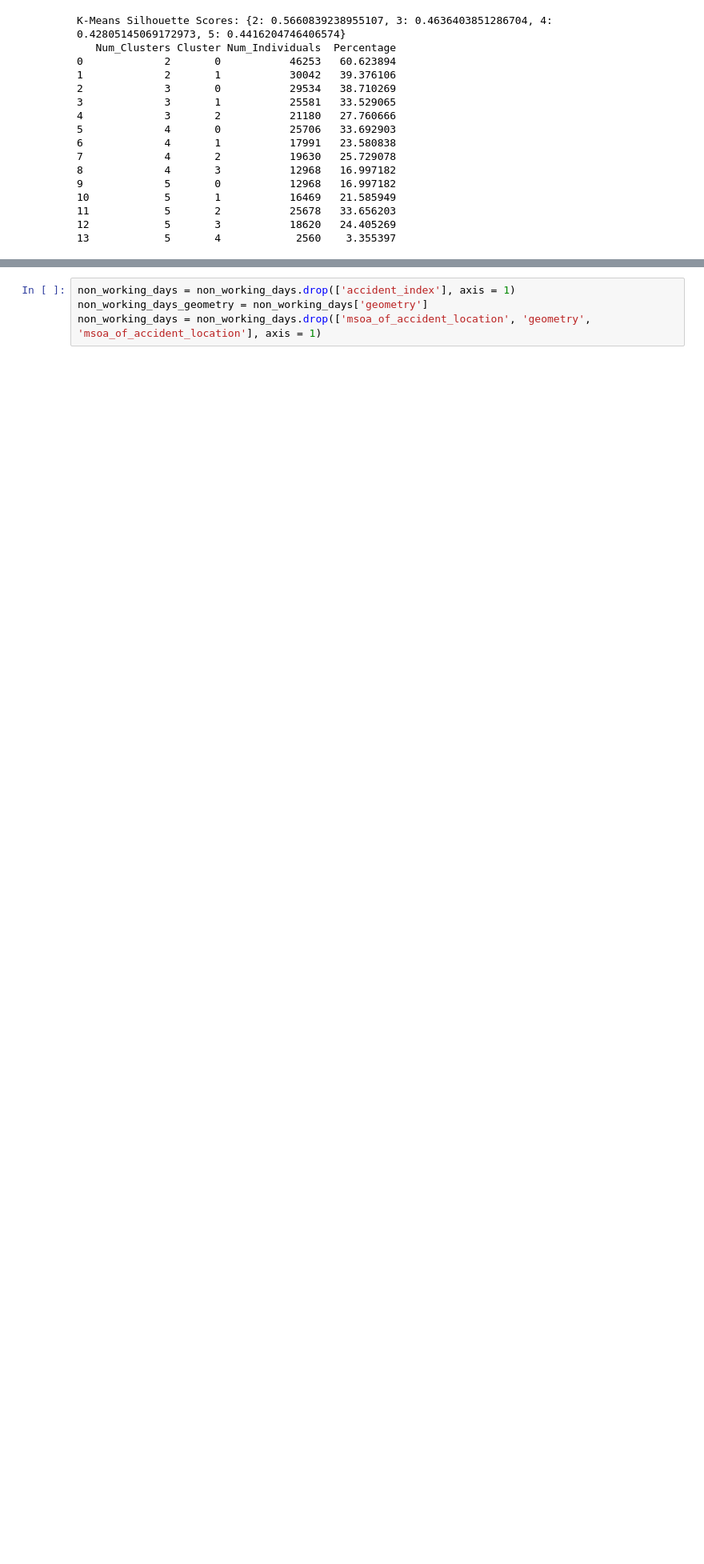
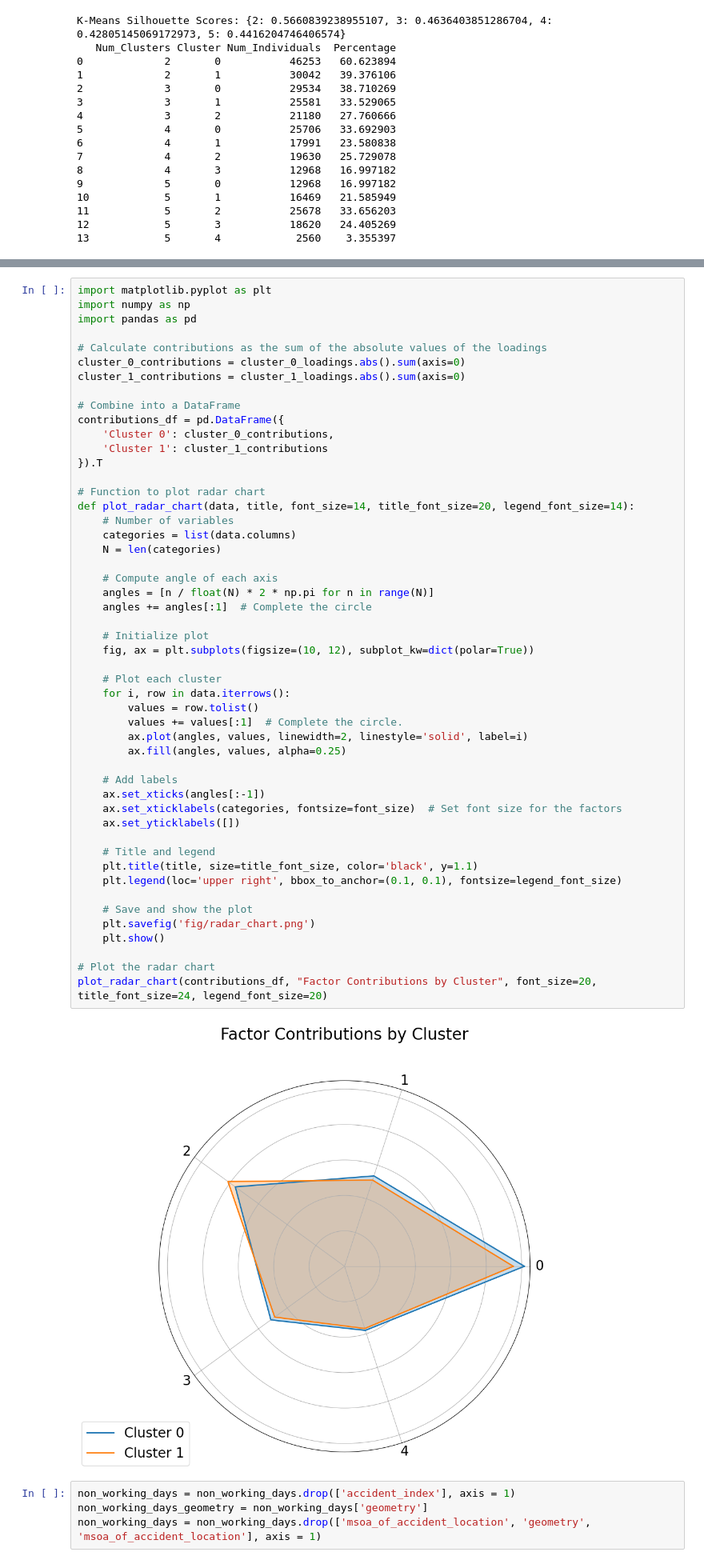
Before and after one commit to JinyaoLiu/Dissertation, a Jupyter notebook: Clustering.ipynb, the cells around one changed output, grey strips where cells are left out. Shown at 80% size. Drawn from its saved outputs; the diff is of its cells as text; blank space fills up the shorter version.

```diff
--- a/Clustering.ipynb
+++ b/Clustering.ipynb
@@ -709,3 +667,55 @@ plot_radar_chart(contributions_df, "Factor Contributions by Cluster")
+# %%
+import matplotlib.pyplot as plt
+import numpy as np
+import pandas as pd
+
+# Calculate contributions as the sum of the absolute values of the loadings
+cluster_0_contributions = cluster_0_loadings.abs().sum(axis=0)
+cluster_1_contributions = cluster_1_loadings.abs().sum(axis=0)
+
+# Combine into a DataFrame
+contributions_df = pd.DataFrame({
+    'Cluster 0': cluster_0_contributions,
+    'Cluster 1': cluster_1_contributions
+}).T
+
+# Function to plot radar chart
+def plot_radar_chart(data, title, font_size=14, title_font_size=20, legend_font_size=14):
+    # Number of variables
+    categories = list(data.columns)
+    N = len(categories)
+
+    # Compute angle of each axis
+    angles = [n / float(N) * 2 * np.pi for n in range(N)]
+    angles += angles[:1]  # Complete the circle
+
+    # Initialize plot
+    fig, ax = plt.subplots(figsize=(10, 12), subplot_kw=dict(polar=True))
+
+    # Plot each cluster
+    for i, row in data.iterrows():
+        values = row.tolist()
+        values += values[:1]  # Complete the circle.
+        ax.plot(angles, values, linewidth=2, linestyle='solid', label=i)
+        ax.fill(angles, values, alpha=0.25)
+
+    # Add labels
+    ax.set_xticks(angles[:-1])
+    ax.set_xticklabels(categories, fontsize=font_size)  # Set font size for the factors
+    ax.set_yticklabels([])
+
+    # Title and legend
+    plt.title(title, size=title_font_size, color='black', y=1.1)
+    plt.legend(loc='upper right', bbox_to_anchor=(0.1, 0.1), fontsize=legend_font_size)
+
+    # Save and show the plot
+    plt.savefig('fig/radar_chart.png')
+    plt.show()
+
+# Plot the radar chart
+plot_radar_chart(contributions_df, "Factor Contributions by Cluster", font_size=20, title_font_size=24, legend_font_size=20)
+# %% [output]
+[figure, added]
 # %%
 non_working_days = non_working_days.drop(['accident_index'], axis = 1)
 non_working_days_geometry = non_working_days['geometry']
```
Also changed, not shown: parts of 17 cells of this notebook.
